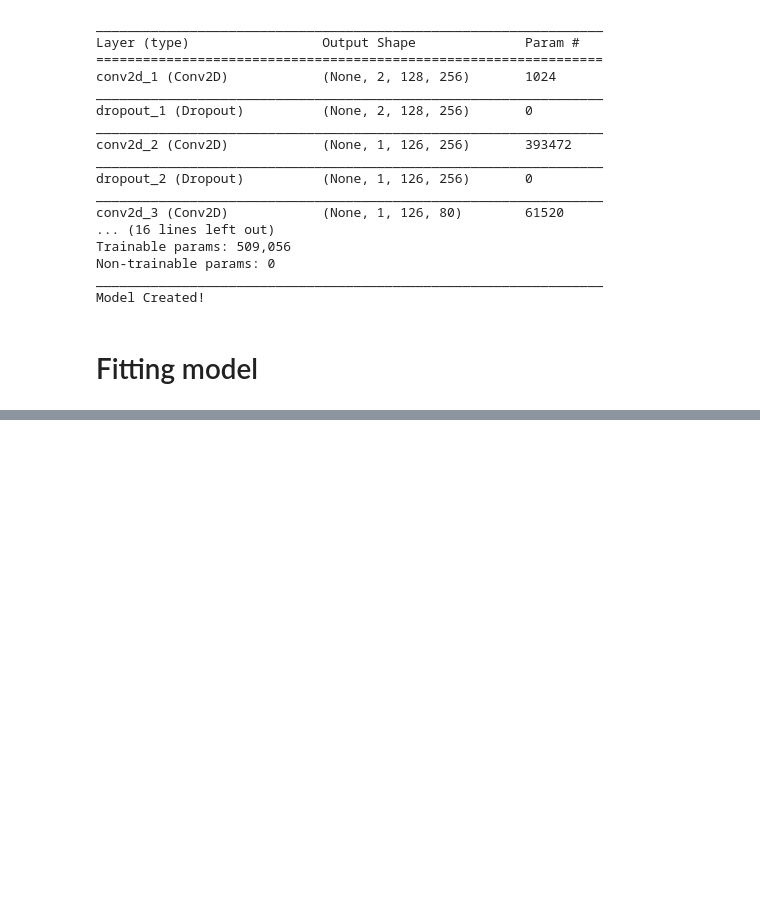
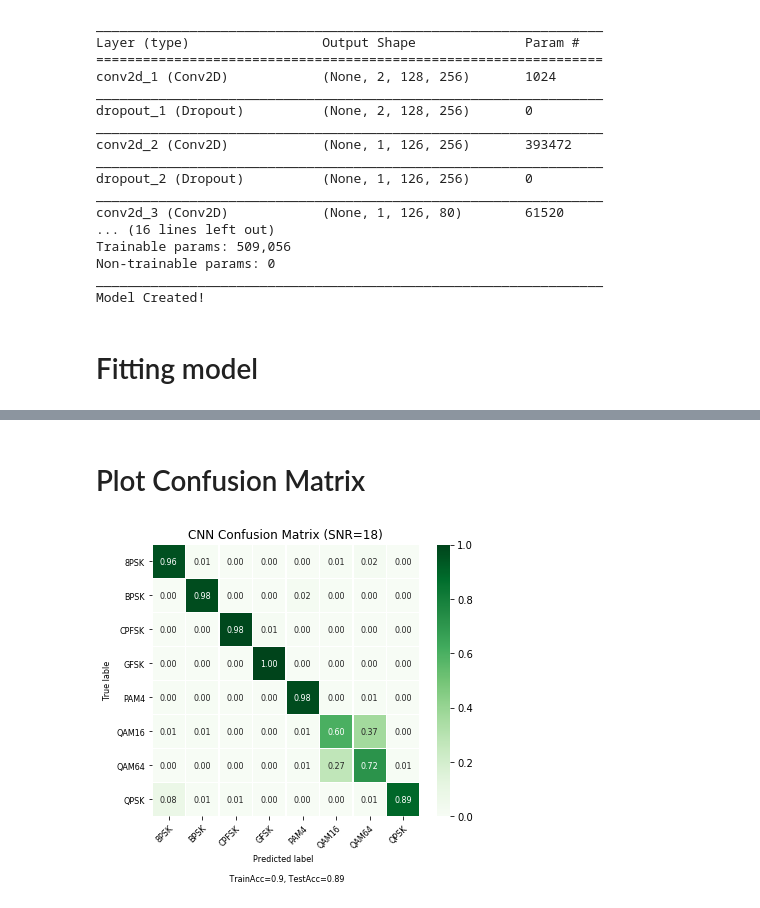
Before and after one commit to MohsenJadidi/MC, a Jupyter notebook: CLDNN.ipynb, the cells around one changed output, grey strips where cells are left out. Cells and saved outputs as stored; diff of their text form; code cells hidden in the pictures; blank space fills up the shorter version.

```diff
--- a/CLDNN.ipynb
+++ b/CLDNN.ipynb
@@ -183,0 +201,15 @@ Epoch 1/25
+# %%
+y_pred = classifier.predict(X_test)
+y_pred = np.argmax(y_pred, axis=1)
+
+y_real = np.argmax(y_test, axis=1)
+# Making the Confusion Matrix
+from sklearn.metrics import confusion_matrix
+cm = confusion_matrix(y_real, y_pred)
+cm_norm = cm.astype('float') / cm.sum(axis=1)[:, np.newaxis]
+
+acc_test = classifier.evaluate(X_test, y_test)[1]
+acc_train = classifier.evaluate(X_train, y_train)[1]
+
+print("Acc Test : ", acc_test)
+print("Acc Train : ", acc_train)
@@ -183,0 +221,30 @@ Epoch 1/25
+# %% [markdown]
+# Plot Confusion Matrix
+# %%
+import matplotlib.pyplot as plt
+import seaborn as sns
+import pandas as pd
+
+modulation_order = []
+modulation_order_dict = dict()
+
+for key,value in output.items():
+    modulation_order_dict[np.argmax(value)] = str(key)
+
+for i in range(8):
+    modulation_order.append(modulation_order_dict[i])
+
+
+
+cmDataFrame = pd.DataFrame(cm_norm, index=modulation_order, columns = modulation_order)
+plt.figure(figsize=(6, 5))
+ax = sns.heatmap(cmDataFrame, annot=True, annot_kws={"size": 8}, fmt='.2f', linewidths=.5, cmap="Greens")
+
+plt.title(f"CNN Confusion Matrix (SNR={snr})")
+plt.xlabel("Predicted label  \n\n TrainAcc={:.2}, TestAcc={:.2}".format(acc_train,acc_test), fontsize=8)
+plt.ylabel("True lable", fontsize=8)
+plt.setp(ax.get_xticklabels(), rotation=45, ha="right",rotation_mode="anchor", fontsize=8)
+plt.setp(ax.get_yticklabels(), fontsize=8)
+fig = ax.get_figure()
+# %% [output]
+[figure, added]
```
Also changed, not shown: parts of 3 cells of this notebook.
